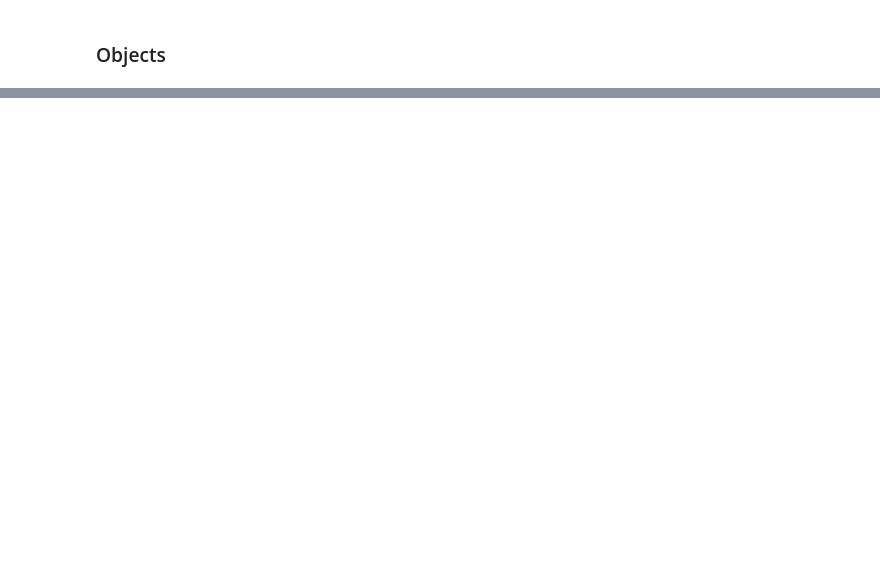
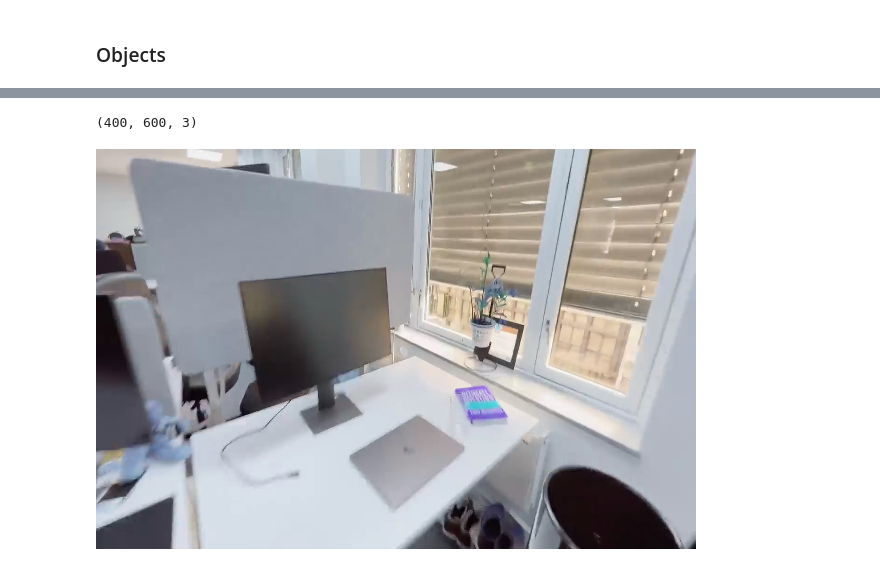
Before and after one commit to spencerbraun/socratic_models_app, a Jupyter notebook: socratic_workbook.ipynb, the cells around one changed output, grey strips where cells are left out. Saved outputs shown, nothing was run; the diff lists cells and outputs as text; code cells hidden in the pictures; blank space fills up the shorter version.

Commit message:
gpt, video processing, prompt engineering

```diff
--- a/socratic_workbook.ipynb
+++ b/socratic_workbook.ipynb
@@ -106,0 +304,50 @@ objects_index.search(out.detach().numpy())
+# %%
+import cv2
+import numpy as np
+
+# Creating a VideoCapture object to read the video
+cap = cv2.VideoCapture('test.mp4')
+
+
+# while (cap.isOpened()):
+
+#     # Capture frame-by-frame
+#     ret, frame = cap.read()
+#     frame = cv2.resize(frame, (540, 380), fx = 0, fy = 0,
+#                          interpolation = cv2.INTER_CUBIC)
+
+#     # Display the resulting frame
+#     cv2.imshow('Frame', frame)
+
+#     # conversion of BGR to grayscale is necessary to apply this operation
+# #     gray = cv2.cvtColor(frame, cv2.COLOR_BGR2GRAY)
+
+#     # adaptive thresholding to use different threshold
+#     # values on different regions of the frame.
+# #     Thresh = cv2.adaptiveThreshold(gray, 255, cv2.ADAPTIVE_THRESH_MEAN_C,
+# #                                            cv2.THRESH_BINARY_INV, 11, 2)
+
+# #     cv2.imshow('Thresh', Thresh)
+#     # define q as the exit button
+#     if cv2.waitKey(25) & 0xFF == ord('q'):
+#         break
+
+# cap.release()
+# # Closes all the windows currently opened.
+# cv2.destroyAllWindows()
+# %%
+frames = []
+while (cap.isOpened()):
+    ret, frame = cap.read()
+    frame = cv2.resize(frame, (600, 400), fx = 0, fy = 0,
+                         interpolation = cv2.INTER_CUBIC)
+
+    break
+# %%
+frame.shape
+# %% [output]
+(400, 600, 3)
+# %%
+Image.fromarray(frame)
+# %% [output]
+[figure, added]
```
Also changed, not shown: parts of 24 cells of this notebook, 3 other files.
